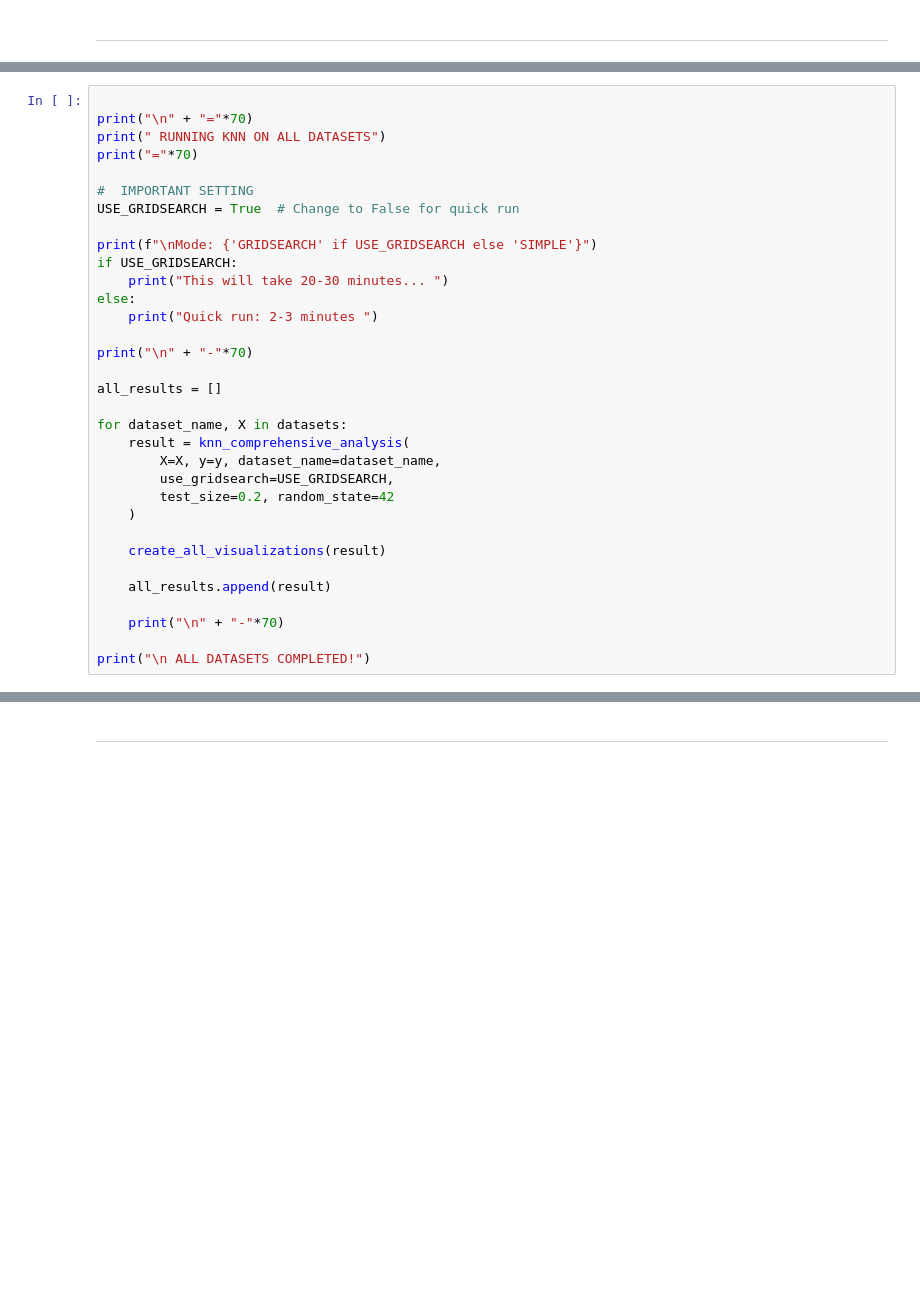
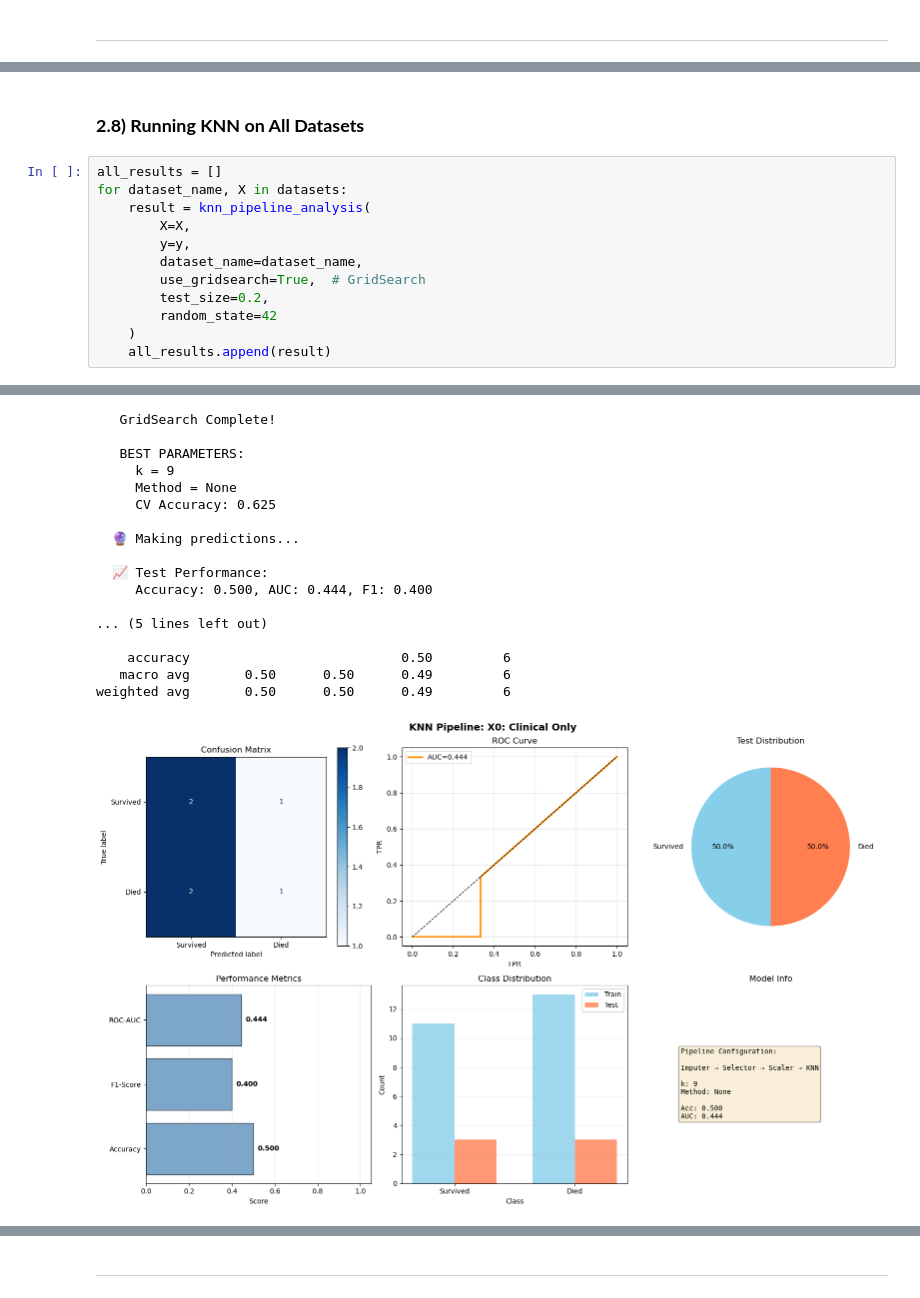
Before and after one commit to aliakhlaghiii/integromics, a Jupyter notebook: zahra/analysis_ML_z.ipynb, the cells around one changed output, grey strips where cells are left out. Saved outputs shown, nothing was run; the diff lists cells and outputs as text; blank space fills up the shorter version.

Commit message:
fix(knn): implement zero-leakage pipeline with feature selection

```diff
--- a/zahra/analysis_ML_z.ipynb
+++ b/zahra/analysis_ML_z.ipynb
@@ -1450,33 +635,0 @@ print(" Comparison function ready!")
-# %%
-
-print("\n" + "="*70)
-print(" RUNNING KNN ON ALL DATASETS")
-print("="*70)
-
-#  IMPORTANT SETTING
-USE_GRIDSEARCH = True  # Change to False for quick run
-
-print(f"\nMode: {'GRIDSEARCH' if USE_GRIDSEARCH else 'SIMPLE'}")
-if USE_GRIDSEARCH:
-    print("This will take 20-30 minutes... ")
-else:
-    print("Quick run: 2-3 minutes ")
-
-print("\n" + "-"*70)
-
-all_results = []
-
-for dataset_name, X in datasets:
-    result = knn_comprehensive_analysis(
-        X=X, y=y, dataset_name=dataset_name,
-        use_gridsearch=USE_GRIDSEARCH,
-        test_size=0.2, random_state=42
-    )
-
-    create_all_visualizations(result)
-
-    all_results.append(result)
-
-    print("\n" + "-"*70)
-
-print("\n ALL DATASETS COMPLETED!")
@@ -1670,0 +1226,15 @@ Test Balanced Acc: 0.667
+# %% [markdown]
+### **2.8) Running KNN on All Datasets**
+# %%
+all_results = []
+for dataset_name, X in datasets:
+    result = knn_pipeline_analysis(
+        X=X,
+        y=y,
+        dataset_name=dataset_name,
+        use_gridsearch=True,  # GridSearch
+        test_size=0.2,
+        random_state=42
+    )
+    all_results.append(result)
+# %% [output]
@@ -1670,0 +1253,18 @@ Test Balanced Acc: 0.667
+   GridSearch Complete!
+
+   BEST PARAMETERS:
+     k = 9
+     Method = None
+     CV Accuracy: 0.625
+
+  🔮 Making predictions...
+
+  📈 Test Performance:
+     Accuracy: 0.500, AUC: 0.444, F1: 0.400
+
+... (5 lines left out)
+
+    accuracy                           0.50         6
+   macro avg       0.50      0.50      0.49         6
+weighted avg       0.50      0.50      0.49         6
+[figure, added]
```
Also changed, not shown: parts of 39 cells of this notebook.
